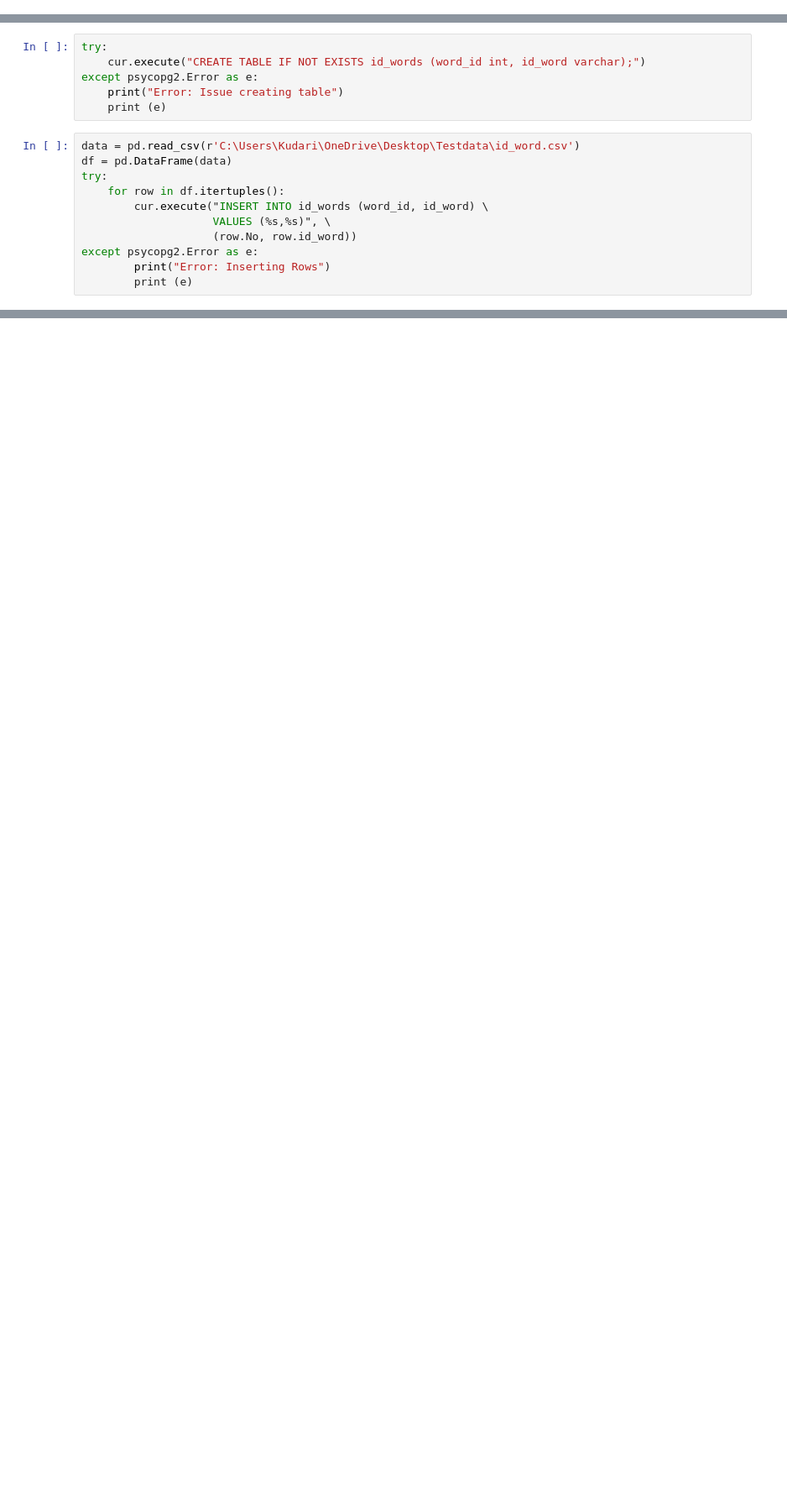
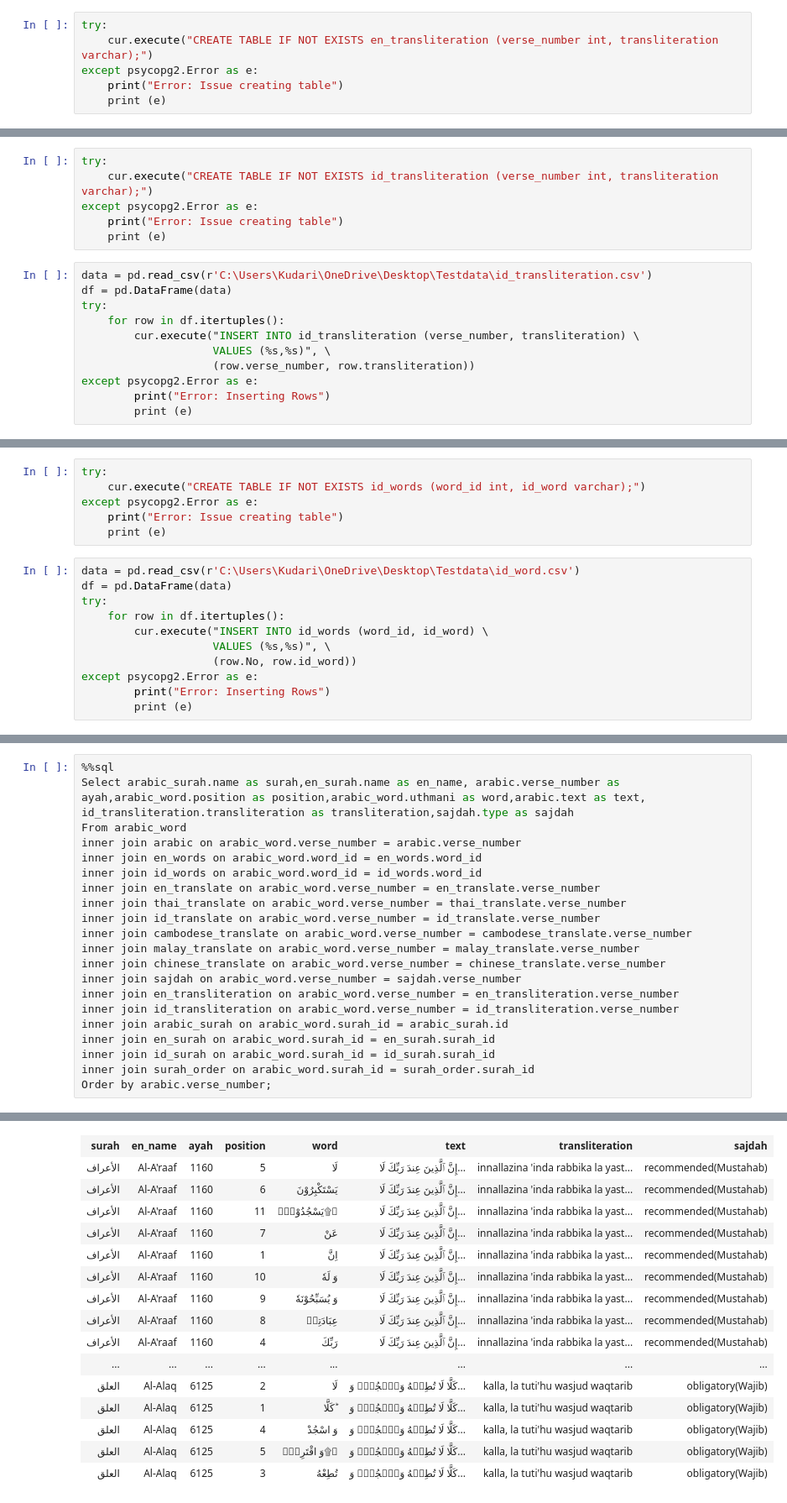
Before and after one commit to Kuddari/Quran_analysis_with_python, a Jupyter notebook: al-quran-query.ipynb, the cells around one changed output, grey strips where cells are left out. Shown at 84% size. Drawn from its saved outputs; the diff is of its cells as text; blank space fills up the shorter version.

```diff
--- a/al-quran-query.ipynb
+++ b/al-quran-query.ipynb
@@ -104,3 +104,9 @@ try:
 except psycopg2.Error as e:
         print("Error: Inserting Rows")
         print (e)
+# %%
+try:
+    cur.execute("CREATE TABLE IF NOT EXISTS en_transliteration (verse_number int, transliteration varchar);")
+except psycopg2.Error as e:
+    print("Error: Issue creating table")
+    print (e)
@@ -107,3 +124,20 @@ except psycopg2.Error as e:
+# %%
+try:
+    cur.execute("CREATE TABLE IF NOT EXISTS id_transliteration (verse_number int, transliteration varchar);")
+except psycopg2.Error as e:
+    print("Error: Issue creating table")
+    print (e)
+# %%
+data = pd.read_csv(r'C:\Users\Kudari\OneDrive\Desktop\Testdata\id_transliteration.csv')
+df = pd.DataFrame(data)
+try:
+    for row in df.itertuples():
+        cur.execute("INSERT INTO id_transliteration (verse_number, transliteration) \
+                    VALUES (%s,%s)", \
+                    (row.verse_number, row.transliteration))
+except psycopg2.Error as e:
+        print("Error: Inserting Rows")
+        print (e)
 # %%
 try:
     cur.execute("CREATE TABLE IF NOT EXISTS thai_translate (verse_number int, translation varchar);")
@@ -407,0 +396,23 @@ except psycopg2.Error as e:
+# %%
+%%sql
+Select arabic_surah.name as surah,en_surah.name as en_name, arabic.verse_number as ayah,arabic_word.position as position,arabic_word.uthmani as word,arabic.text as text,
+id_transliteration.transliteration as transliteration,sajdah.type as sajdah
+From arabic_word
+inner join arabic on arabic_word.verse_number = arabic.verse_number
+inner join en_words on arabic_word.word_id = en_words.word_id
+inner join id_words on arabic_word.word_id = id_words.word_id
+inner join en_translate on arabic_word.verse_number = en_translate.verse_number
+inner join thai_translate on arabic_word.verse_number = thai_translate.verse_number
+inner join id_translate on arabic_word.verse_number = id_translate.verse_number
+inner join cambodese_translate on arabic_word.verse_number = cambodese_translate.verse_number
+inner join malay_translate on arabic_word.verse_number = malay_translate.verse_number
+inner join chinese_translate on arabic_word.verse_number = chinese_translate.verse_number
+inner join sajdah on arabic_word.verse_number = sajdah.verse_number
+inner join en_transliteration on arabic_word.verse_number = en_transliteration.verse_number
+inner join id_transliteration on arabic_word.verse_number = id_transliteration.verse_number
+inner join arabic_surah on arabic_word.surah_id = arabic_surah.id
+inner join en_surah on arabic_word.surah_id = en_surah.surah_id
+inner join id_surah on arabic_word.surah_id = id_surah.surah_id
+inner join surah_order on arabic_word.surah_id = surah_order.surah_id
+Order by arabic.verse_number;
+# %% [output]
@@ -407,0 +421,16 @@ except psycopg2.Error as e:
+| surah | en_name | ayah | position | word | text | transliteration | sajdah |
+| الأعراف | Al-A'raaf | 1160 | 5 | لَا | إِنَّ ٱلَّذِينَ عِندَ رَبِّكَ لَا... | innallazina 'inda rabbika la yast... | recommended(Mustahab) |
+| الأعراف | Al-A'raaf | 1160 | 6 | یَسْتَكْبِرُوْنَ | إِنَّ ٱلَّذِينَ عِندَ رَبِّكَ لَا... | innallazina 'inda rabbika la yast... | recommended(Mustahab) |
+| الأعراف | Al-A'raaf | 1160 | 11 | یَسْجُدُوْنَ۠۩ | إِنَّ ٱلَّذِينَ عِندَ رَبِّكَ لَا... | innallazina 'inda rabbika la yast... | recommended(Mustahab) |
+| الأعراف | Al-A'raaf | 1160 | 7 | عَنْ | إِنَّ ٱلَّذِينَ عِندَ رَبِّكَ لَا... | innallazina 'inda rabbika la yast... | recommended(Mustahab) |
+| الأعراف | Al-A'raaf | 1160 | 1 | اِنَّ | إِنَّ ٱلَّذِينَ عِندَ رَبِّكَ لَا... | innallazina 'inda rabbika la yast... | recommended(Mustahab) |
+| الأعراف | Al-A'raaf | 1160 | 10 | وَ لَهٗ | إِنَّ ٱلَّذِينَ عِندَ رَبِّكَ لَا... | innallazina 'inda rabbika la yast... | recommended(Mustahab) |
+| الأعراف | Al-A'raaf | 1160 | 9 | وَ یُسَبِّحُوْنَهٗ | إِنَّ ٱلَّذِينَ عِندَ رَبِّكَ لَا... | innallazina 'inda rabbika la yast... | recommended(Mustahab) |
+| الأعراف | Al-A'raaf | 1160 | 8 | عِبَادَتِهٖ | إِنَّ ٱلَّذِينَ عِندَ رَبِّكَ لَا... | innallazina 'inda rabbika la yast... | recommended(Mustahab) |
+| الأعراف | Al-A'raaf | 1160 | 4 | رَبِّكَ | إِنَّ ٱلَّذِينَ عِندَ رَبِّكَ لَا... | innallazina 'inda rabbika la yast... | recommended(Mustahab) |
+| ... | ... | ... | ... | ... | ... | ... | ... |
+| العلق | Al-Alaq | 6125 | 2 | لَا | كَلَّا لَا تُطِعۡهُ وَٱسۡجُدۡۤ وَ... | kalla, la tuti'hu wasjud waqtarib | obligatory(Wajib) |
+| العلق | Al-Alaq | 6125 | 1 | كَلَّا ؕ | كَلَّا لَا تُطِعۡهُ وَٱسۡجُدۡۤ وَ... | kalla, la tuti'hu wasjud waqtarib | obligatory(Wajib) |
+| العلق | Al-Alaq | 6125 | 4 | وَ اسْجُدْ | كَلَّا لَا تُطِعۡهُ وَٱسۡجُدۡۤ وَ... | kalla, la tuti'hu wasjud waqtarib | obligatory(Wajib) |
+| العلق | Al-Alaq | 6125 | 5 | وَ اقْتَرِبْ۠۩ | كَلَّا لَا تُطِعۡهُ وَٱسۡجُدۡۤ وَ... | kalla, la tuti'hu wasjud waqtarib | obligatory(Wajib) |
+| العلق | Al-Alaq | 6125 | 3 | تُطِعْهُ | كَلَّا لَا تُطِعۡهُ وَٱسۡجُدۡۤ وَ... | kalla, la tuti'hu wasjud waqtarib | obligatory(Wajib) |
```
Also changed, not shown: parts of 8 cells of this notebook.
